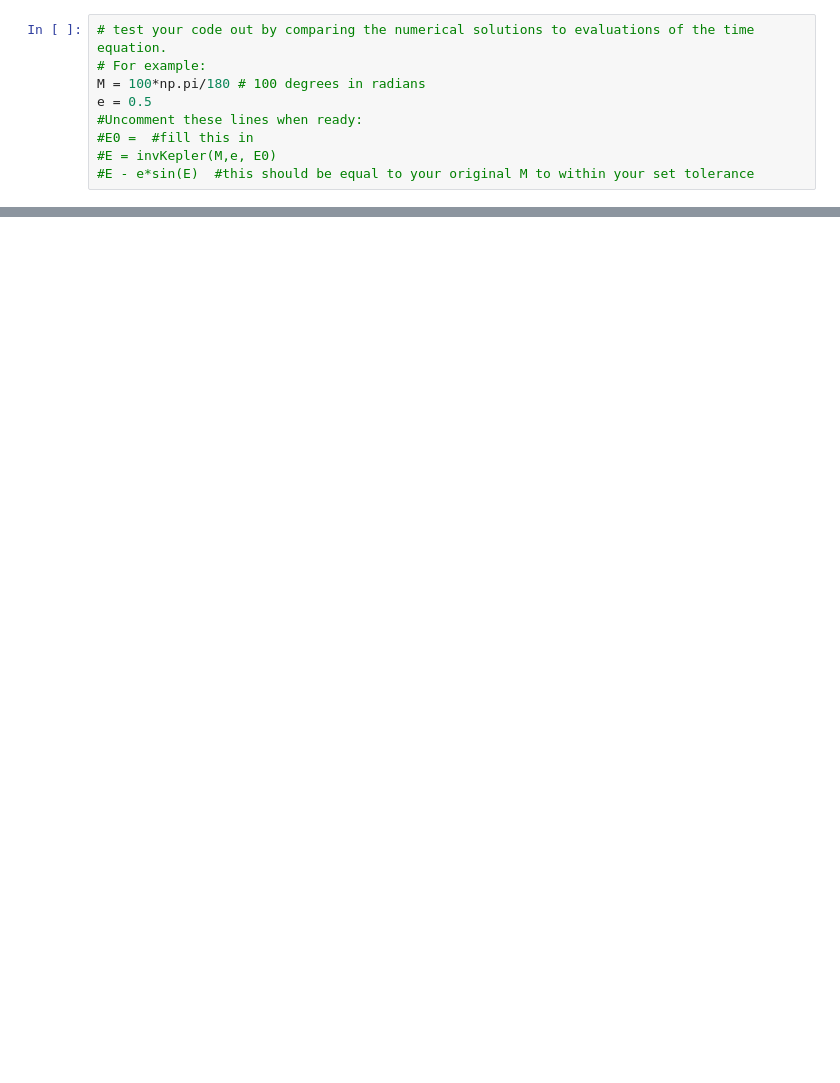
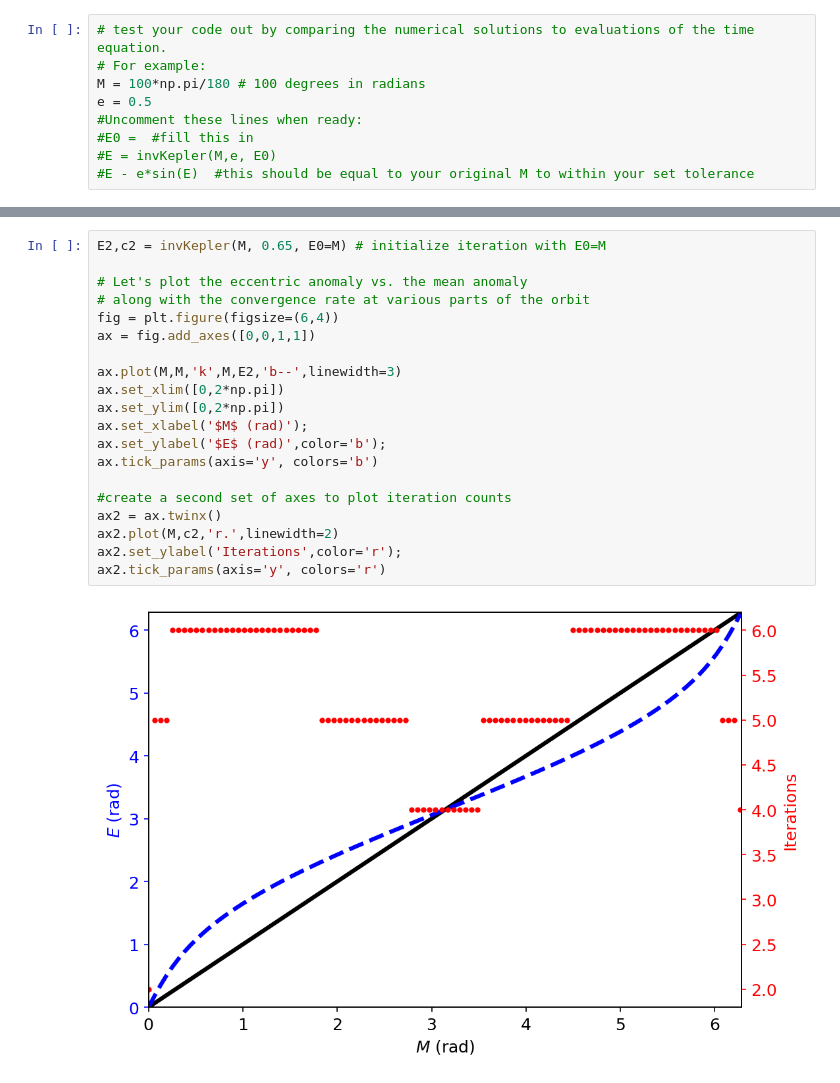
Before and after one commit to dsavransky/astrodynamicsbook, a Jupyter notebook: Notebooks/16-Inverting the Time Equation.ipynb, the cells around one changed output, grey strips where cells are left out. Drawn from its saved outputs; the diff is of its cells as text; blank space fills up the shorter version.

```diff
--- a/Notebooks/16-Inverting the Time Equation.ipynb
+++ b/Notebooks/16-Inverting the Time Equation.ipynb
@@ -311,0 +354,22 @@ e = 0.5
+# %%
+E2,c2 = invKepler(M, 0.65, E0=M) # initialize iteration with E0=M
+
+# Let's plot the eccentric anomaly vs. the mean anomaly
+# along with the convergence rate at various parts of the orbit
+fig = plt.figure(figsize=(6,4))
+ax = fig.add_axes([0,0,1,1])
+
+ax.plot(M,M,'k',M,E2,'b--',linewidth=3)
+ax.set_xlim([0,2*np.pi])
+ax.set_ylim([0,2*np.pi])
+ax.set_xlabel('$M$ (rad)');
+ax.set_ylabel('$E$ (rad)',color='b');
+ax.tick_params(axis='y', colors='b')
+
+#create a second set of axes to plot iteration counts
+ax2 = ax.twinx()
+ax2.plot(M,c2,'r.',linewidth=2)
+ax2.set_ylabel('Iterations',color='r');
+ax2.tick_params(axis='y', colors='r')
+# %% [output]
+[figure, added]
```
Also changed, not shown: parts of 26 cells of this notebook, 14 other files.
